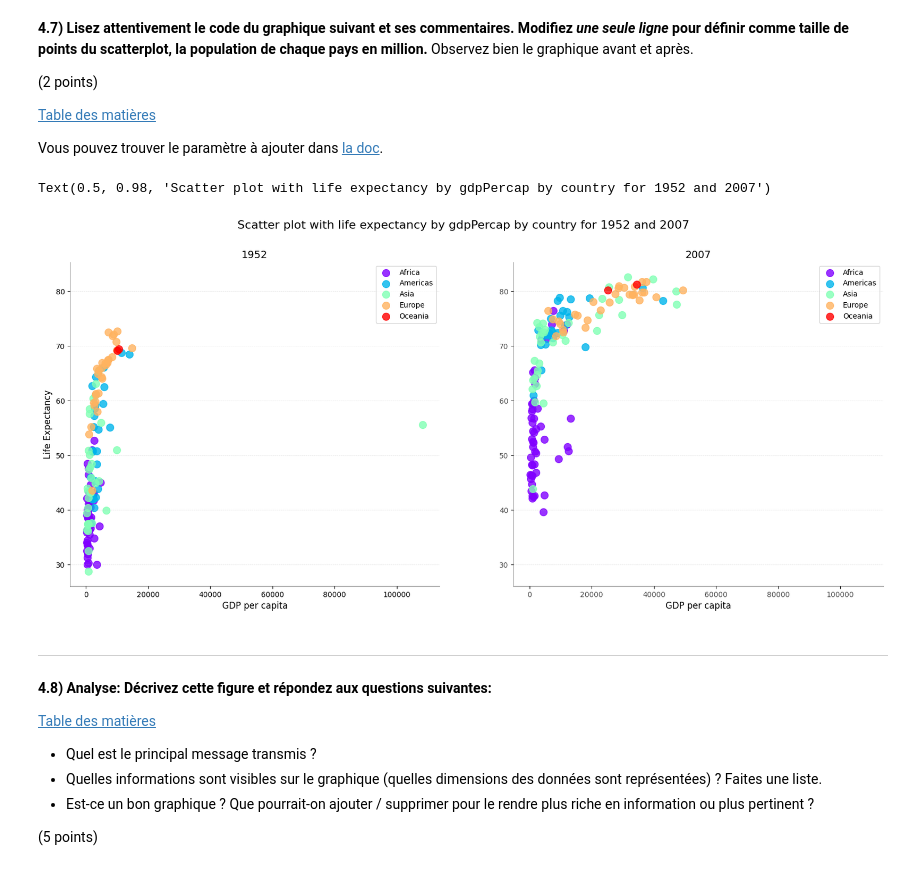
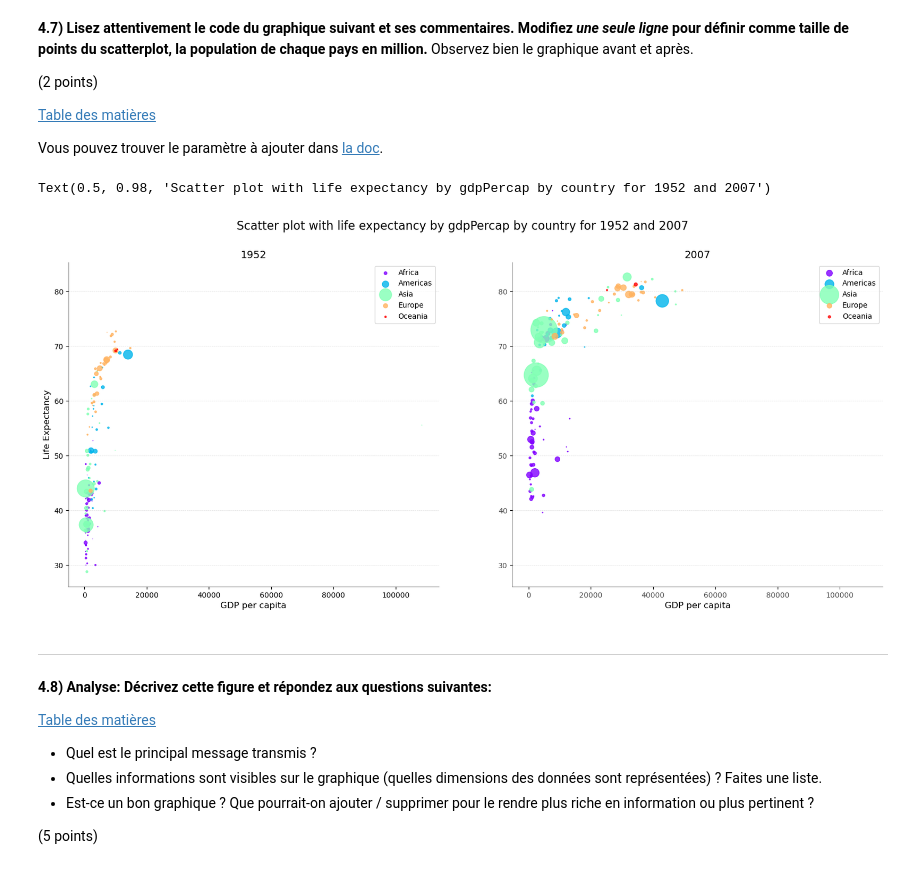
Before and after one commit to KilianHEIG/Labo2-ISD, a Jupyter notebook: TP2_ISD_SA2025_Bortone_Kat_Stockinger.ipynb, the cells around one changed output. Drawn from its saved outputs; the diff is of its cells as text; code cells hidden in the pictures.

```diff
--- a/TP2_ISD_SA2025_Bortone_Kat_Stockinger.ipynb
+++ b/TP2_ISD_SA2025_Bortone_Kat_Stockinger.ipynb
@@ -918,35 +918,35 @@ for i, year in enumerate((1952, 2007)):
                                   y='lifeExp',
                                   color=[cmap[c]],
                                   label=continent,
-                                  s = 100,
+                                  s = df_continent['pop'] / 1_000_000,
                                   alpha=0.8)
 
     # Plot style
 
     axs[i].set_title(year, fontsize=14)
     axs[i].set_xlabel('GDP per capita', fontsize=12)
     axs[i].grid(axis='y', linestyle='--', alpha=0.4, lw=0.5)
 
 
     # Remove border on the top and right.
     axs[i].spines['top'].set_visible(False)
     axs[i].spines['right'].set_visible(False)
     # Set alpha on remaining borders.
     axs[i].spines['left'].set_alpha(0.4)
     axs[i].spines['bottom'].set_alpha(0.4)
 
     # Only show ticks on the left and bottom spines.
     axs[i].xaxis.set_ticks_position('bottom')
     axs[i].yaxis.set_ticks_position('left')
     # Style of ticks.
     plt.xticks(fontsize=10, alpha=0.7)
     plt.yticks(fontsize=10, alpha=0.7)
 
 axs[0].set_ylabel('Life Expectancy', fontsize=12)
 fig.suptitle('Scatter plot with life expectancy by gdpPercap by country for 1952 and 2007', fontsize=16)
 # %% [output]
 Text(0.5, 0.98, 'Scatter plot with life expectancy by gdpPercap by country for 1952 and 2007')
-[figure, old version]
+[figure, new version]
 # %% [markdown]
 ---
 <a name="Part48"></a>
```
Also changed, not shown: parts of 3 cells of this notebook.
